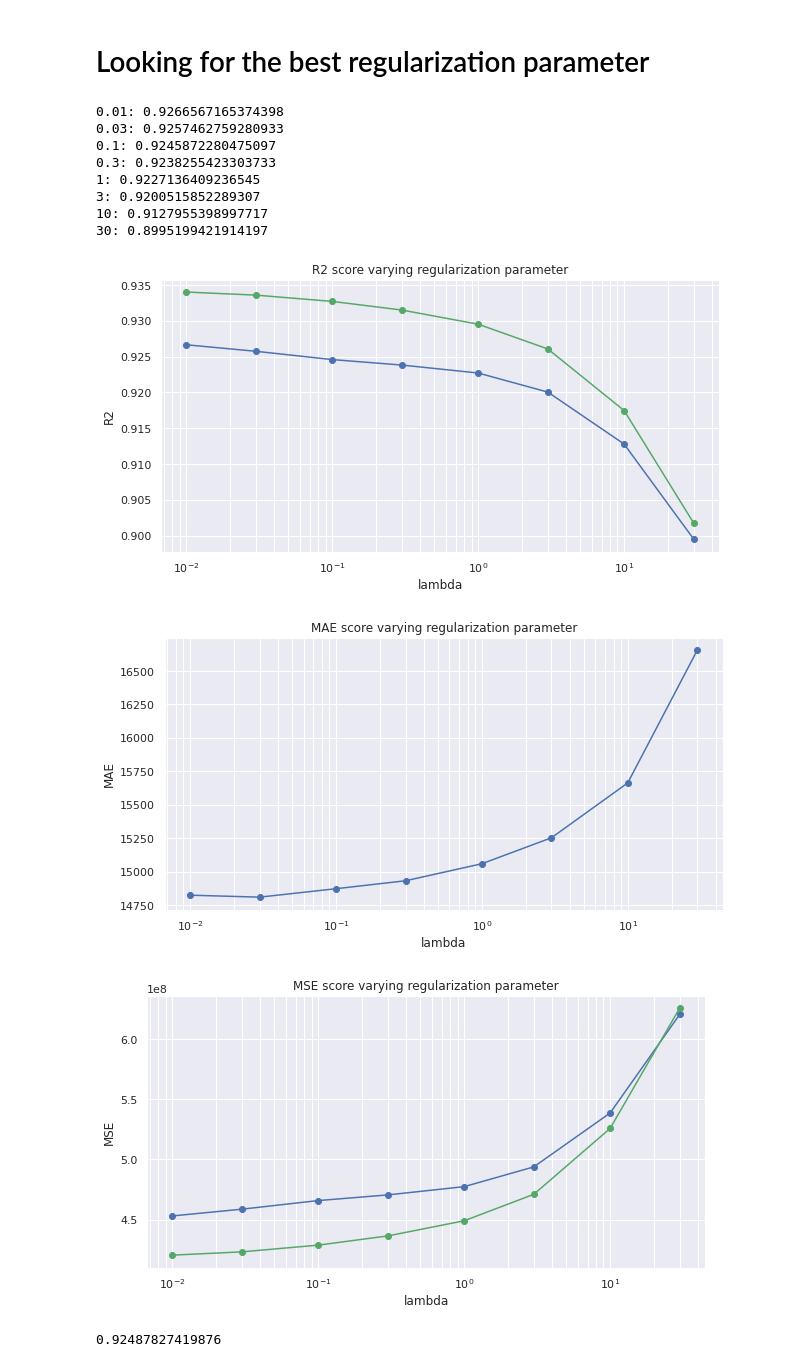
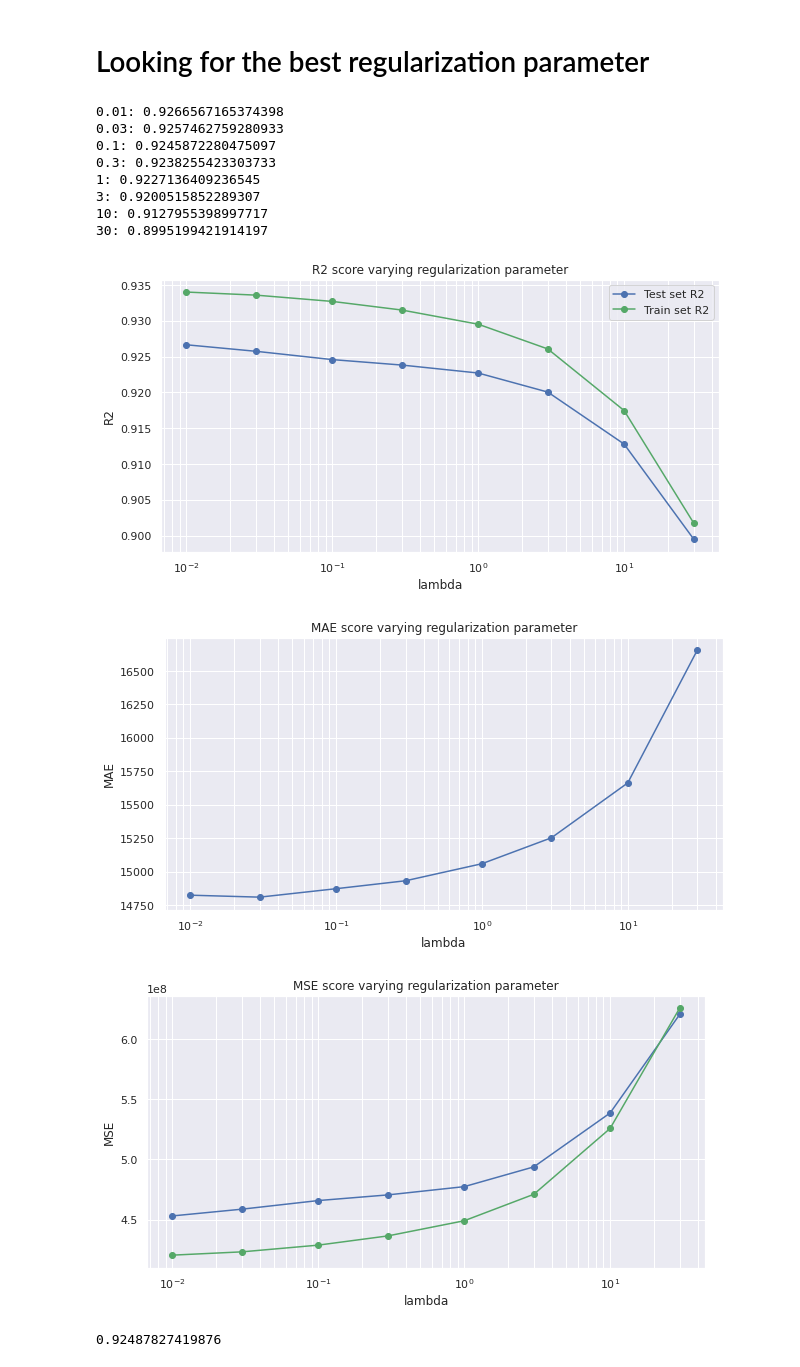
Before and after one commit to giampa-code/housing_price_kaggle, a Jupyter notebook: models/linear_regression_regularization_v1.ipynb, the cells around one changed output. Saved outputs shown, nothing was run; the diff lists cells and outputs as text; code cells hidden in the pictures.

```diff
--- a/models/linear_regression_regularization_v1.ipynb
+++ b/models/linear_regression_regularization_v1.ipynb
@@ -57,7 +58,7 @@ x_train, x_test, y_train, y_test = train_test_split(
 
 #fe v2_3
 
-model = Ridge(alpha=1)
+model = Ridge(alpha=1.5)
 
 model.fit(x_train,y_train)
 # %% [output]
@@ -199,35 +215,37 @@ plt.ylabel("R2");
 plt.title("R2 score varying regularization parameter");
 plt.grid(True, which="both", ls="-");
 plt.semilogx();
+plt.legend(['Test set R2','Train set R2'])
+plt.savefig('R2=f(regularization).png')
 
 # Plot MAEs
 plt.figure(figsize=(10,5));
 plt.plot(lambdas,MAEs,'-o');
 plt.xlabel("lambda");
 plt.ylabel("MAE");
 plt.title("MAE score varying regularization parameter");
 plt.grid(True, which="both", ls="-");
 plt.semilogx();
 
 # Plot MSEs
 plt.figure(figsize=(10,5));
 plt.plot(lambdas,MSEs,'-bo',
         lambdas,MSEs_train,'-go');
 plt.xlabel("lambda");
 plt.ylabel("MSE");
 plt.title("MSE score varying regularization parameter");
 plt.grid(True, which="both", ls="-");
 plt.semilogx();
 # %% [output]
 0.01: 0.9266567165374398
 0.03: 0.9257462759280933
 0.1: 0.9245872280475097
 0.3: 0.9238255423303733
 1: 0.9227136409236545
 3: 0.9200515852289307
 10: 0.9127955398997717
 30: 0.8995199421914197
-[figure, old version]
+[figure, new version]
 [figure]
 [figure]
 # %%
```
Also changed, not shown: parts of 16 cells of this notebook, 14 other files.
